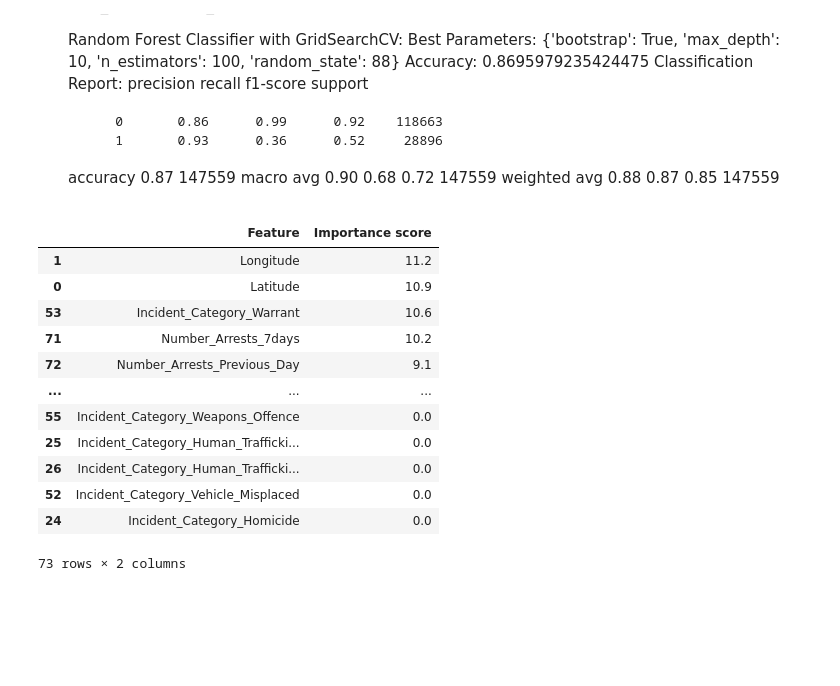
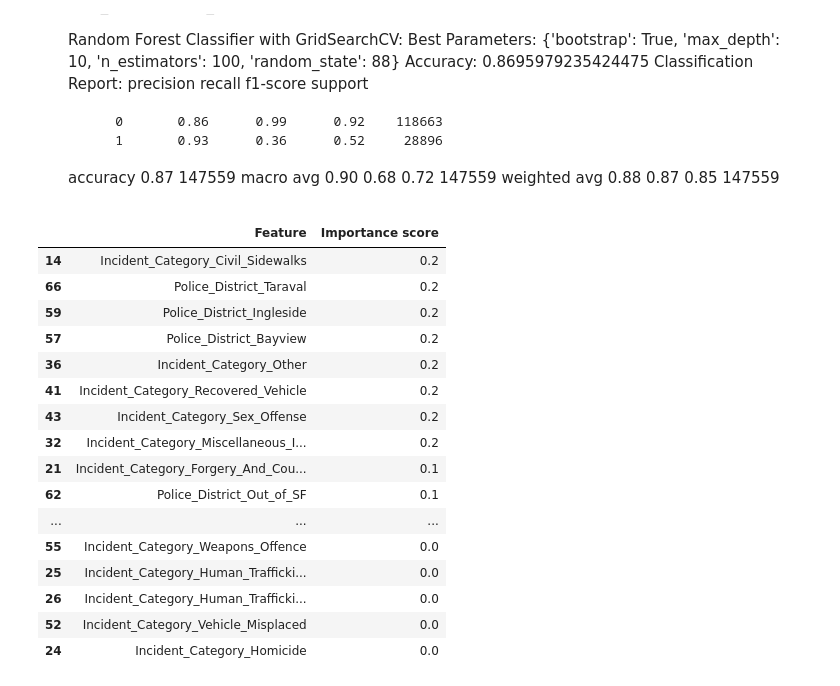
Before and after one commit to mvoutov/ieor142-ml, a Jupyter notebook: arrests_random_forest.ipynb, the cells around one changed output. Drawn from its saved outputs; the diff is of its cells as text; code cells hidden in the pictures; blank space fills up the shorter version.

Commit message:
arrest -- futher clean

```diff
--- a/arrests_random_forest.ipynb
+++ b/arrests_random_forest.ipynb
@@ -307,19 +291,25 @@ Classification Report:
 # %%
 important_features_arrest = pd.DataFrame({'Feature' : X_train.columns,
               'Importance score': 100*feature_importances}).round(1)
 
-important_features_arrest.sort_values(by = 'Importance score', ascending=False)
+feat = important_features_arrest.sort_values(by = 'Importance score', ascending=False)
+
+feat.tail(30)
 # %% [output]
 |  | Feature | Importance score |
-| 1 | Longitude | 11.2 |
-| 0 | Latitude | 10.9 |
-| 53 | Incident_Category_Warrant | 10.6 |
-| 71 | Number_Arrests_7days | 10.2 |
-| 72 | Number_Arrests_Previous_Day | 9.1 |
+| 14 | Incident_Category_Civil_Sidewalks | 0.2 |
+| 66 | Police_District_Taraval | 0.2 |
+| 59 | Police_District_Ingleside | 0.2 |
+| 57 | Police_District_Bayview | 0.2 |
+| 36 | Incident_Category_Other | 0.2 |
+| 41 | Incident_Category_Recovered_Vehicle | 0.2 |
+| 43 | Incident_Category_Sex_Offense | 0.2 |
+| 32 | Incident_Category_Miscellaneous_I... | 0.2 |
+| 21 | Incident_Category_Forgery_And_Cou... | 0.1 |
+| 62 | Police_District_Out_of_SF | 0.1 |
 | ... | ... | ... |
 | 55 | Incident_Category_Weapons_Offence | 0.0 |
 | 25 | Incident_Category_Human_Trafficki... | 0.0 |
 | 26 | Incident_Category_Human_Trafficki... | 0.0 |
 | 52 | Incident_Category_Vehicle_Misplaced | 0.0 |
 | 24 | Incident_Category_Homicide | 0.0 |
-73 rows × 2 columns
```
Also changed, not shown: parts of 6 cells of this notebook.
